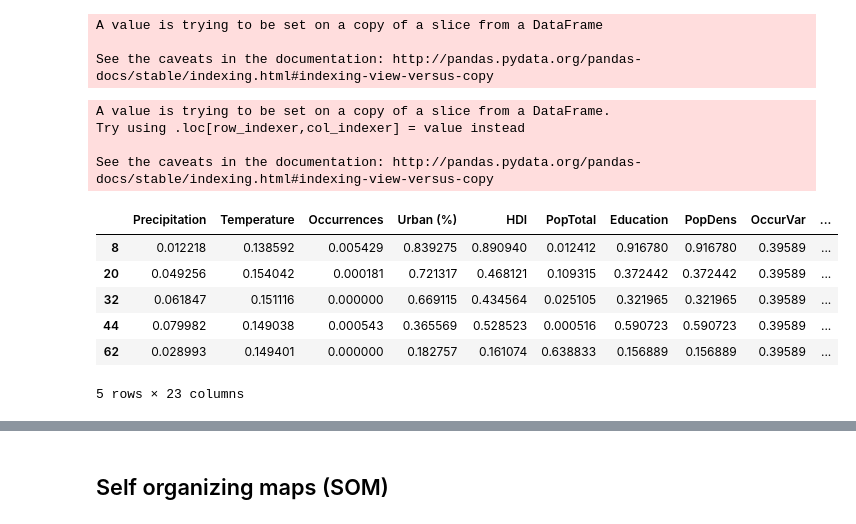
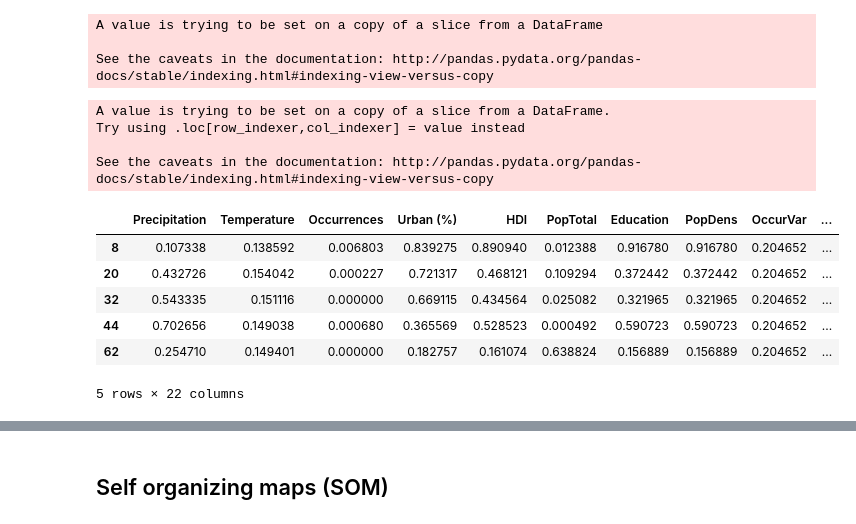
Before and after one commit to QuirkyDataScientist1978/project_dengue_fever, a Jupyter notebook: Final_Project_IP.ipynb, the cells around one changed output, grey strips where cells are left out. Drawn from its saved outputs; the diff is of its cells as text; code cells hidden in the pictures.

```diff
--- a/Final_Project_IP.ipynb
+++ b/Final_Project_IP.ipynb
@@ -1578,7 +1578,8 @@ def minmax_s(x):
     return (x - mn) / (mx - mn)
 # %%
 complete_data_final = complete_data.copy()
-complete_data.drop(columns=['Country', 'Year','Entity'],inplace=True)
+complete_data_final.drop(columns=['Entity', 'OccurByPop'],inplace=True)
+complete_data.drop(columns=['Country', 'Year','Entity', 'OccurByPop'],inplace=True)
 # %% [output]
 A value is trying to be set on a copy of a slice from a DataFrame
 
@@ -1586,18 +1587,18 @@ See the caveats in the documentation: http://pandas.pydata.org/pandas-docs/stabl
 # %%
 # We apply the minmax function to every column of new_data excluding country and year
 for c in complete_data.columns:
-    complete_data[c] = minmax_s(new_data[c])
+    complete_data[c] = minmax_s(complete_data[c])
 
 complete_data.head()
 # %% [output]
 A value is trying to be set on a copy of a slice from a DataFrame.
 Try using .loc[row_indexer,col_indexer] = value instead
 
 See the caveats in the documentation: http://pandas.pydata.org/pandas-docs/stable/indexing.html#indexing-view-versus-copy
 |  | Precipitation | Temperature | Occurrences | Urban (%) | HDI | PopTotal | Education | PopDens | OccurVar | ... |
-| 8 | 0.012218 | 0.138592 | 0.005429 | 0.839275 | 0.890940 | 0.012412 | 0.916780 | 0.916780 | 0.39589 | ... |
-| 20 | 0.049256 | 0.154042 | 0.000181 | 0.721317 | 0.468121 | 0.109315 | 0.372442 | 0.372442 | 0.39589 | ... |
-| 32 | 0.061847 | 0.151116 | 0.000000 | 0.669115 | 0.434564 | 0.025105 | 0.321965 | 0.321965 | 0.39589 | ... |
-| 44 | 0.079982 | 0.149038 | 0.000543 | 0.365569 | 0.528523 | 0.000516 | 0.590723 | 0.590723 | 0.39589 | ... |
-| 62 | 0.028993 | 0.149401 | 0.000000 | 0.182757 | 0.161074 | 0.638833 | 0.156889 | 0.156889 | 0.39589 | ... |
+| 8 | 0.107338 | 0.138592 | 0.006803 | 0.839275 | 0.890940 | 0.012388 | 0.916780 | 0.916780 | 0.204652 | ... |
+| 20 | 0.432726 | 0.154042 | 0.000227 | 0.721317 | 0.468121 | 0.109294 | 0.372442 | 0.372442 | 0.204652 | ... |
+| 32 | 0.543335 | 0.151116 | 0.000000 | 0.669115 | 0.434564 | 0.025082 | 0.321965 | 0.321965 | 0.204652 | ... |
+| 44 | 0.702656 | 0.149038 | 0.000680 | 0.365569 | 0.528523 | 0.000492 | 0.590723 | 0.590723 | 0.204652 | ... |
+| 62 | 0.254710 | 0.149401 | 0.000000 | 0.182757 | 0.161074 | 0.638824 | 0.156889 | 0.156889 | 0.204652 | ... |
-5 rows × 23 columns
+5 rows × 22 columns
```
Also changed, not shown: parts of 22 cells of this notebook.
